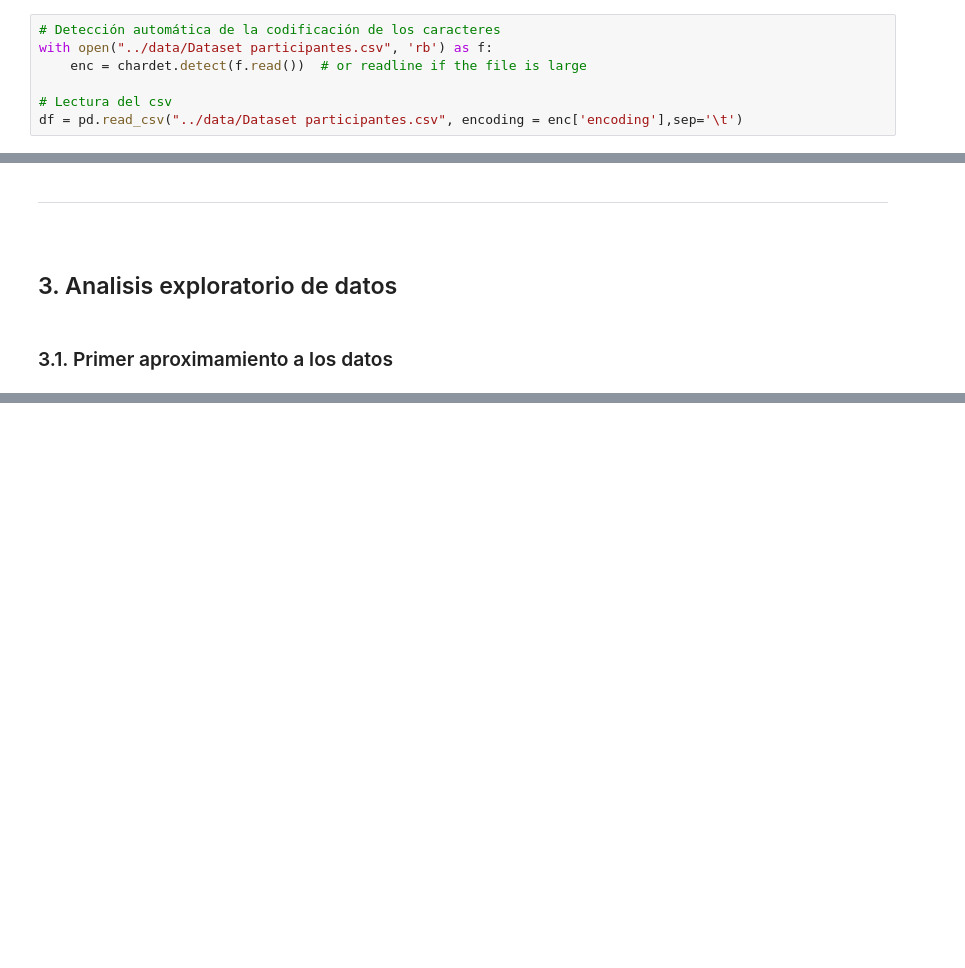
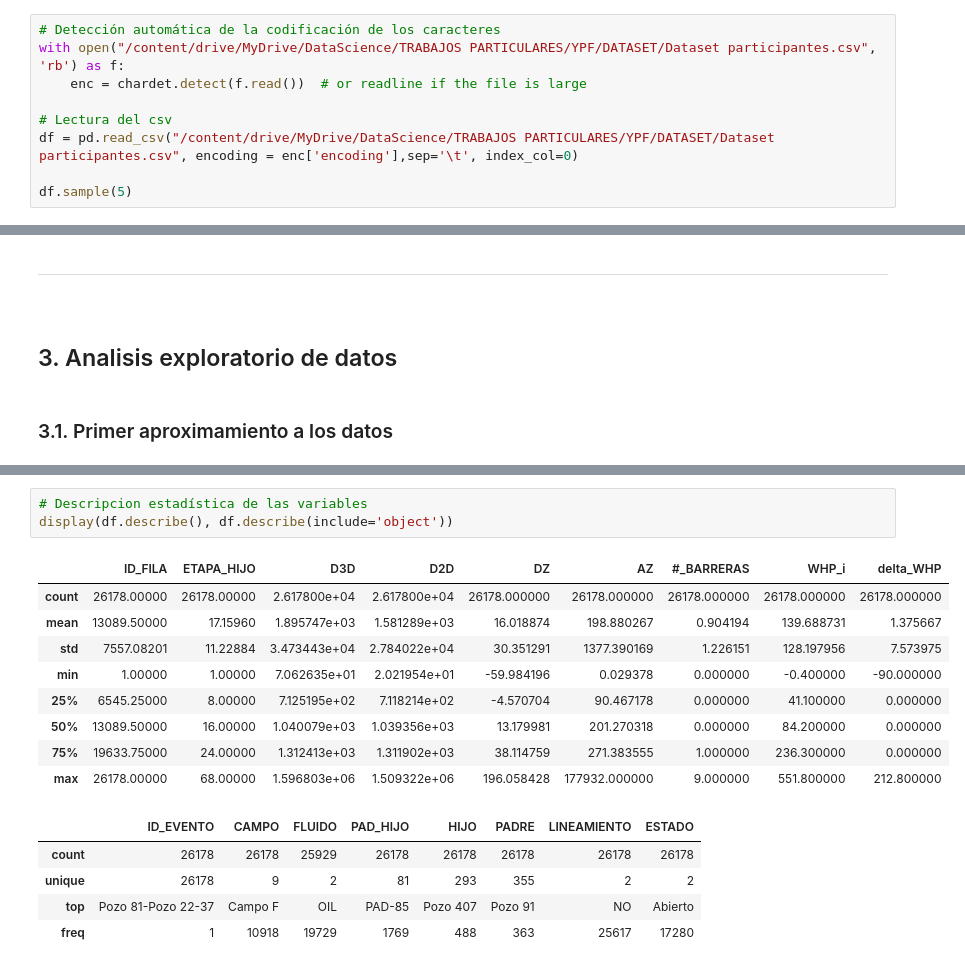
Before and after one commit to GerardoToso/Competencia-FSadosky-e-YPF-, a Jupyter notebook: 01_Analisis_exploratorio_de_datos.ipynb, the cells around one changed output, grey strips where cells are left out. Saved outputs shown, nothing was run; the diff lists cells and outputs as text; blank space fills up the shorter version.

```diff
--- a/01_Analisis_exploratorio_de_datos.ipynb
+++ b/01_Analisis_exploratorio_de_datos.ipynb
@@ -54,9 +54,11 @@ import chardet
 ### 2.2. Lectura de datos
 # %%
 # Detección automática de la codificación de los caracteres
-with open("../data/Dataset participantes.csv", 'rb') as f:
+with open("/content/drive/MyDrive/DataScience/TRABAJOS PARTICULARES/YPF/DATASET/Dataset participantes.csv", 'rb') as f:
     enc = chardet.detect(f.read())  # or readline if the file is large
 
 # Lectura del csv
-df = pd.read_csv("../data/Dataset participantes.csv", encoding = enc['encoding'],sep='\t')
+df = pd.read_csv("/content/drive/MyDrive/DataScience/TRABAJOS PARTICULARES/YPF/DATASET/Dataset participantes.csv", encoding = enc['encoding'],sep='\t', index_col=0)
+
+df.sample(5)
 # %% [output]
@@ -97,0 +143,18 @@ hajjhsjhvkj
+# %%
+# Descripcion estadística de las variables
+display(df.describe(), df.describe(include='object'))
+# %% [output]
+|  | ID_FILA | ETAPA_HIJO | D3D | D2D | DZ | AZ | #_BARRERAS | WHP_i | delta_WHP |
+| count | 26178.00000 | 26178.00000 | 2.617800e+04 | 2.617800e+04 | 26178.000000 | 26178.000000 | 26178.000000 | 26178.000000 | 26178.000000 |
+| mean | 13089.50000 | 17.15960 | 1.895747e+03 | 1.581289e+03 | 16.018874 | 198.880267 | 0.904194 | 139.688731 | 1.375667 |
+| std | 7557.08201 | 11.22884 | 3.473443e+04 | 2.784022e+04 | 30.351291 | 1377.390169 | 1.226151 | 128.197956 | 7.573975 |
+| min | 1.00000 | 1.00000 | 7.062635e+01 | 2.021954e+01 | -59.984196 | 0.029378 | 0.000000 | -0.400000 | -90.000000 |
+| 25% | 6545.25000 | 8.00000 | 7.125195e+02 | 7.118214e+02 | -4.570704 | 90.467178 | 0.000000 | 41.100000 | 0.000000 |
+| 50% | 13089.50000 | 16.00000 | 1.040079e+03 | 1.039356e+03 | 13.179981 | 201.270318 | 0.000000 | 84.200000 | 0.000000 |
+| 75% | 19633.75000 | 24.00000 | 1.312413e+03 | 1.311902e+03 | 38.114759 | 271.383555 | 1.000000 | 236.300000 | 0.000000 |
+| max | 26178.00000 | 68.00000 | 1.596803e+06 | 1.509322e+06 | 196.058428 | 177932.000000 | 9.000000 | 551.800000 | 212.800000 |
+|  | ID_EVENTO | CAMPO | FLUIDO | PAD_HIJO | HIJO | PADRE | LINEAMIENTO | ESTADO |
+| count | 26178 | 26178 | 25929 | 26178 | 26178 | 26178 | 26178 | 26178 |
+| unique | 26178 | 9 | 2 | 81 | 293 | 355 | 2 | 2 |
+| top | Pozo 81-Pozo 22-37 | Campo F | OIL | PAD-85 | Pozo 407 | Pozo 91 | NO | Abierto |
+| freq | 1 | 10918 | 19729 | 1769 | 488 | 363 | 25617 | 17280 |
```
Also changed, not shown: parts of 11 cells of this notebook.
